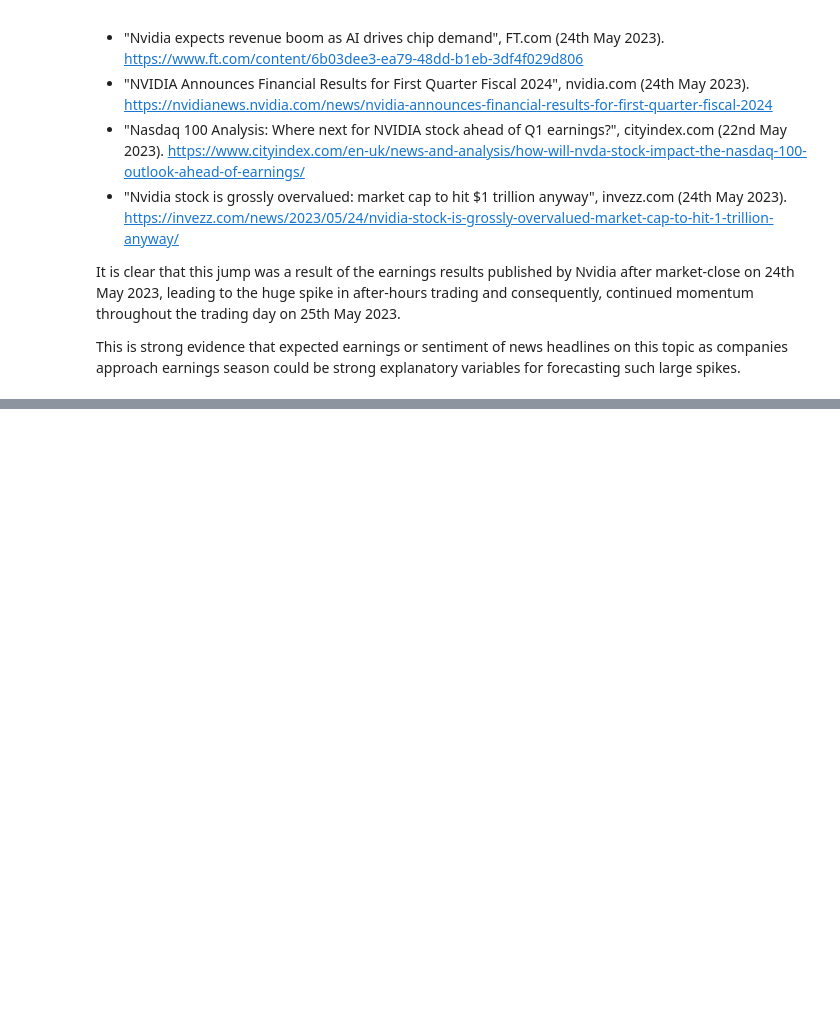
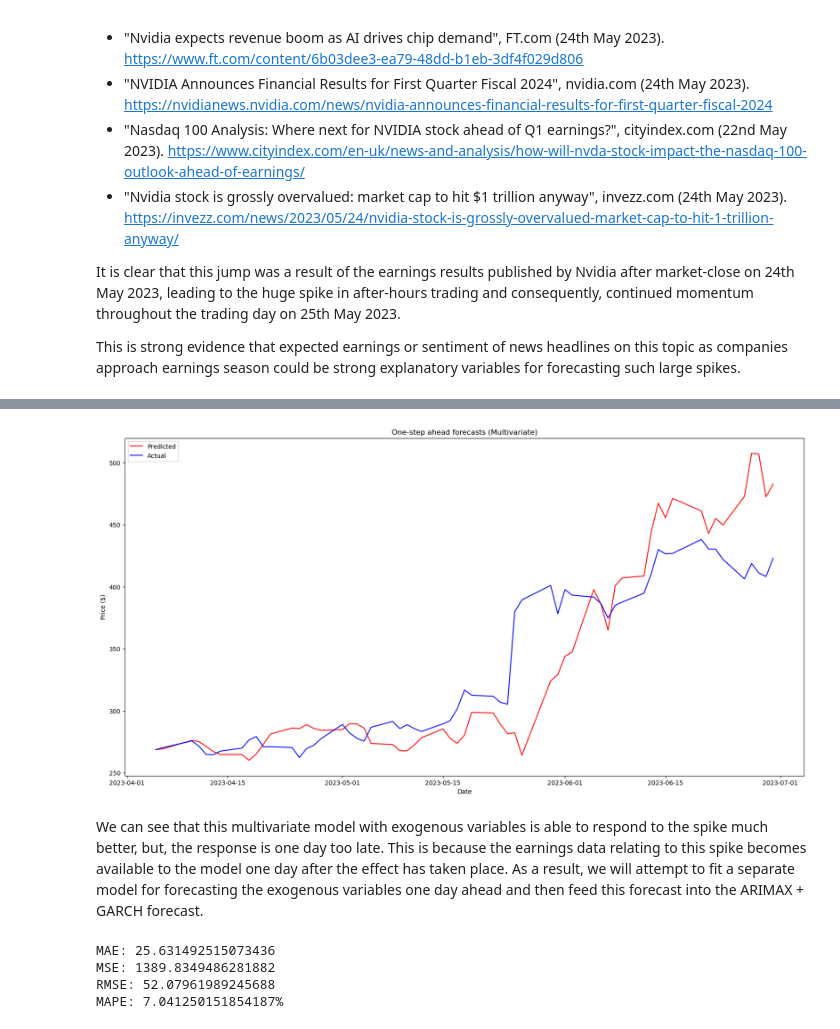
Before and after one commit to Buzzpod/ForecastX, a Jupyter notebook: Notebooks/NVDA_Univariate_Linear_Forecast.ipynb, the cells around one changed output, grey strips where cells are left out. Saved outputs shown, nothing was run; the diff lists cells and outputs as text; code cells hidden in the pictures; blank space fills up the shorter version.

```diff
--- a/Notebooks/NVDA_Univariate_Linear_Forecast.ipynb
+++ b/Notebooks/NVDA_Univariate_Linear_Forecast.ipynb
@@ -485,0 +566,39 @@ This is strong evidence that expected earnings or sentiment of news headlines on
+# %%
+forecasts_price_mv = [df['NVDA_CLOSE'][-60]]
+actuals_price_mv = [df['NVDA_CLOSE'][-60]]
+
+for t in range(1, len(forecasts_ret_mv)):
+    forecasts_price_mv.append(forecasts_price_mv[t-1] * (1 + forecasts_ret_mv[t]))
+    actuals_price_mv.append(actuals_price_mv[t-1] * (1 + actuals_ret_mv[t]))
+# %%
+# Plot the forecasts against the actuals
+plt.figure(figsize=(20, 10))
+plt.plot(test.index.to_timestamp(), forecasts_price_mv, color='red', label='Predicted')
+plt.plot(test.index.to_timestamp(), actuals_price_mv, color='blue', label='Actual')
+plt.title('One-step ahead forecasts (Multivariate)')
+plt.xlabel('Date')
+plt.ylabel('Price ($)')
+plt.legend()
+plt.show()
+# %% [output]
+[figure, added]
+# %% [markdown]
+We can see that this multivariate model with exogenous variables is able to respond to the spike much better, but, the response is one day too late. This is because the earnings data relating to this spike becomes available to the model one day after the effect has taken place. As a result, we will attempt to fit a separate model for forecasting the exogenous variables one day ahead and then feed this forecast into the ARIMAX + GARCH forecast.
+# %%
+y_true_mv = np.array(actuals_price_mv)
+y_pred_mv = np.array(forecasts_price_mv)
+
+mae_mv = mean_absolute_error(y_true_mv, y_pred_mv)
+mse_mv = mean_squared_error(y_true_mv, y_pred_mv)
+rmse_mv = np.sqrt(mse) # or mse**(0.5)
+mape_mv = np.mean(np.abs((y_true_mv - y_pred_mv) / y_true_mv)) * 100
+
+print(f'MAE: {mae_mv}')
+print(f'MSE: {mse_mv}')
+print(f'RMSE: {rmse_mv}')
+print(f'MAPE: {mape_mv}%')
+# %% [output]
+MAE: 25.631492515073436
+MSE: 1389.8349486281882
+RMSE: 52.07961989245688
+MAPE: 7.041250151854187%
```
Also changed, not shown: parts of 14 cells of this notebook, 8 other files.
